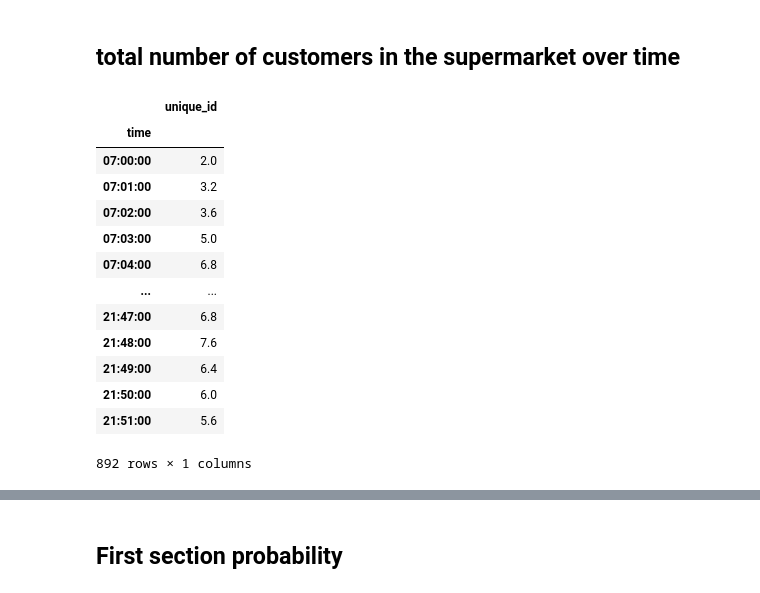
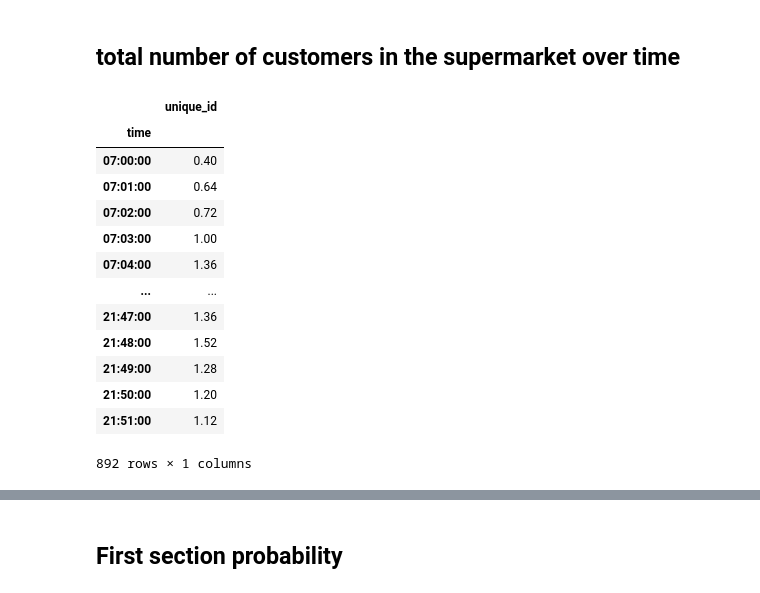
Before and after one commit to padawanabhi/Supermarket_markov_simulation, a Jupyter notebook: data_analysis_with_helper.ipynb, the cells around one changed output, grey strips where cells are left out. Drawn from its saved outputs; the diff is of its cells as text; code cells hidden in the pictures.

```diff
--- a/data_analysis_with_helper.ipynb
+++ b/data_analysis_with_helper.ipynb
@@ -105,22 +105,26 @@ exit_time - entry_time
 # %% [markdown]
 ## total number of customers in the supermarket over time
 # %%
-(supermarket_data.groupby(['time'])[['unique_id']].count()/5) #.loc[pd.to_datetime('07:00:00').time()][0]
+cust_per_sect = (supermarket_data.groupby(['time'])[['unique_id']].count()/5) #.loc[pd.to_datetime('07:00:00').time()][0]
-# %% [output]
-|  | unique_id |
-| time |  |
-| 07:00:00 | 2.0 |
-| 07:01:00 | 3.2 |
-| 07:02:00 | 3.6 |
-| 07:03:00 | 5.0 |
-| 07:04:00 | 6.8 |
-| ... | ... |
-| 21:47:00 | 6.8 |
-| 21:48:00 | 7.6 |
-| 21:49:00 | 6.4 |
-| 21:50:00 | 6.0 |
-| 21:51:00 | 5.6 |
-892 rows × 1 columns
+# %%
+avg_cust_per_section = cust_per_sect/5
+# %%
+avg_cust_per_section
+# %% [output]
+|  | unique_id |
+| time |  |
+| 07:00:00 | 0.40 |
+| 07:01:00 | 0.64 |
+| 07:02:00 | 0.72 |
+| 07:03:00 | 1.00 |
+| 07:04:00 | 1.36 |
+| ... | ... |
+| 21:47:00 | 1.36 |
+| 21:48:00 | 1.52 |
+| 21:49:00 | 1.28 |
+| 21:50:00 | 1.20 |
+| 21:51:00 | 1.12 |
+892 rows × 1 columns
 # %%
 (supermarket_data.groupby(['time'])[['unique_id']].count()/5).plot(figsize=(15, 10))
 # %% [output]
```
Also changed, not shown: parts of 3 cells of this notebook, 9 other files.
